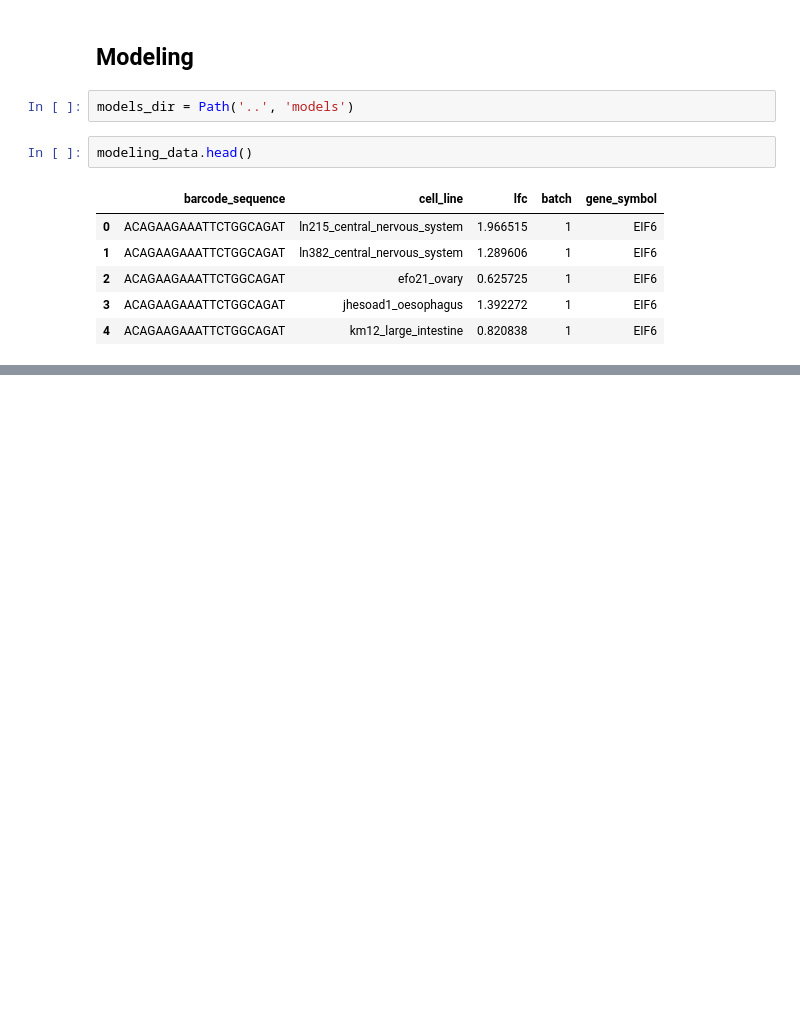
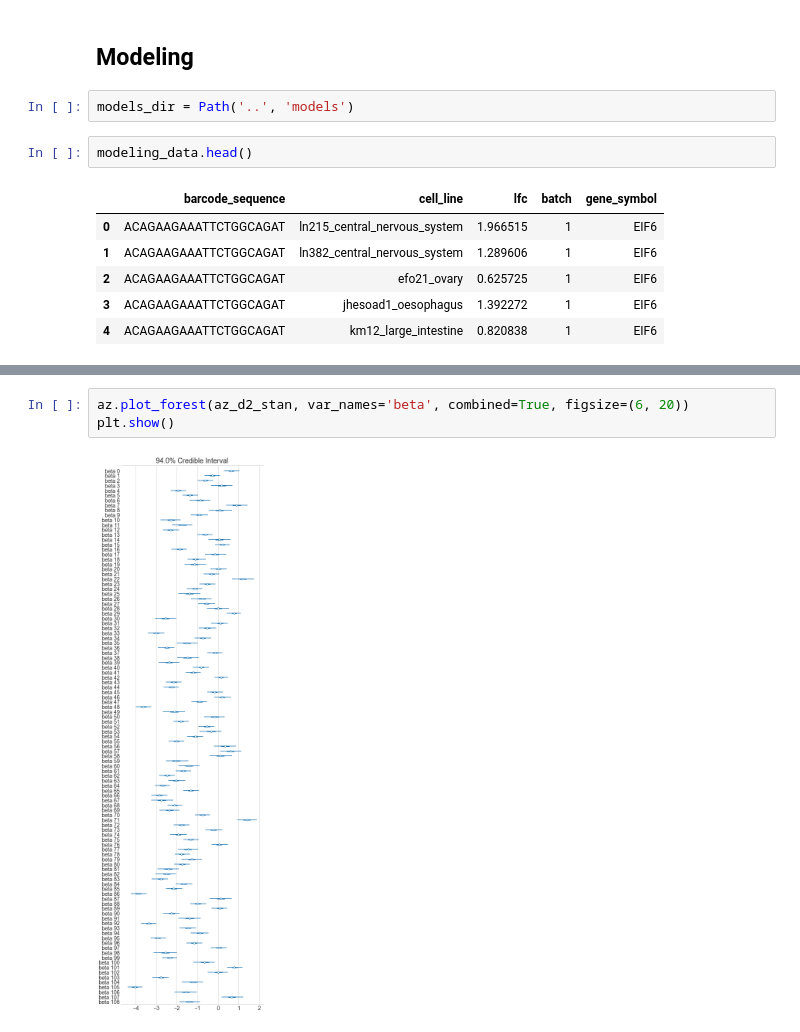
Before and after one commit to jhrcook/demeter2-stan, a Jupyter notebook: notebooks/005_demeter2-in-stan.ipynb, the cells around one changed output, grey strips where cells are left out. Saved outputs shown, nothing was run; the diff lists cells and outputs as text; blank space fills up the shorter version.

```diff
--- a/notebooks/005_demeter2-in-stan.ipynb
+++ b/notebooks/005_demeter2-in-stan.ipynb
@@ -175 +238,6 @@ KeyboardInterrupt
+# %%
+az.plot_forest(az_d2_stan, var_names='beta', combined=True, figsize=(6, 20))
+plt.show()
+# %% [output]
+[figure, added]
 # %%
```
Also changed, not shown: parts of 21 cells of this notebook, 8 other files.
